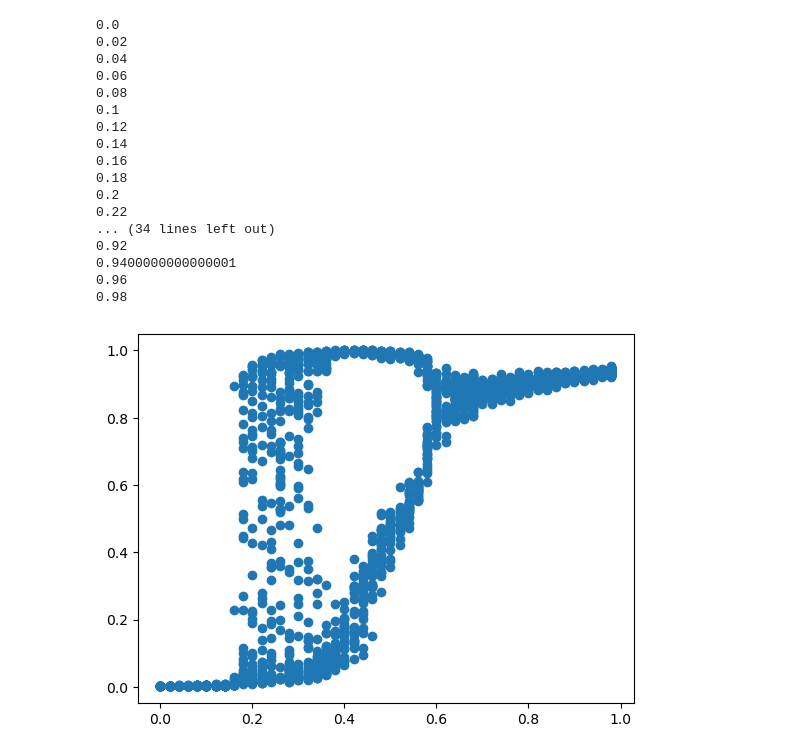
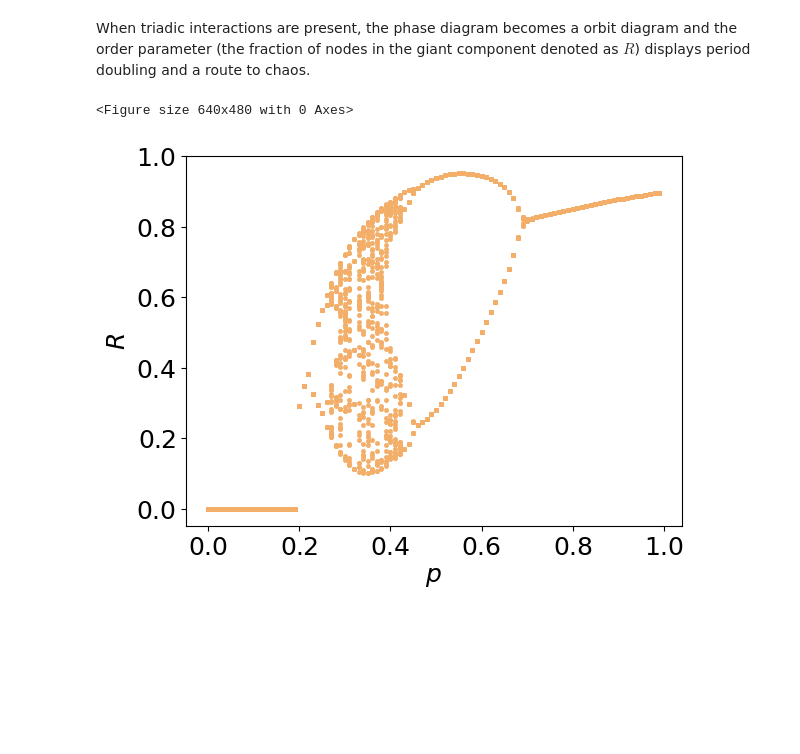
Before and after one commit to Jamba15/TopologyShapesDynamics, a Jupyter notebook: TriadicPercolation/triadic_percolation.ipynb, the cells around one changed output. Cells and saved outputs as stored; diff of their text form; code cells hidden in the pictures; blank space fills up the shorter version.

```diff
--- a/TriadicPercolation/triadic_percolation.ipynb
+++ b/TriadicPercolation/triadic_percolation.ipynb
@@ -1,33 +39,14 @@
+# %% [markdown]
+When triadic interactions are present, the phase diagram becomes a orbit diagram and the order parameter (the fraction of nodes in the giant component denoted as $R$) displays period doubling and a route to chaos.
 # %%
-from func import *
-
-N = 1000
 c = 30
-cp = 10
+cp = 1.8
 cn = 2.5
 Tmax = 200
 num = 50
+
+p_list, R_list = triadic_percolation_theory_poisson(c, cp, cn, Tmax, num)
+plot_orbit_diagram(p_list, R_list)
+# %% [output]
+<Figure size 640x480 with 0 Axes>
+[figure, added]
-# %%
-p_list, R_list = triadic_percolation_simulation_poisson(
-    N, c, cp, cn, Tmax, num)
-plt.scatter(p_list, R_list)
-plt.show()
-# %% [output]
-0.0
-0.02
-0.04
-0.06
-0.08
-0.1
-0.12
-0.14
-0.16
-0.18
-0.2
-0.22
-... (34 lines left out)
-0.92
-0.9400000000000001
-0.96
-0.98
-[figure, removed]
```
Also changed, not shown: parts of 14 cells of this notebook, 3 other files.
